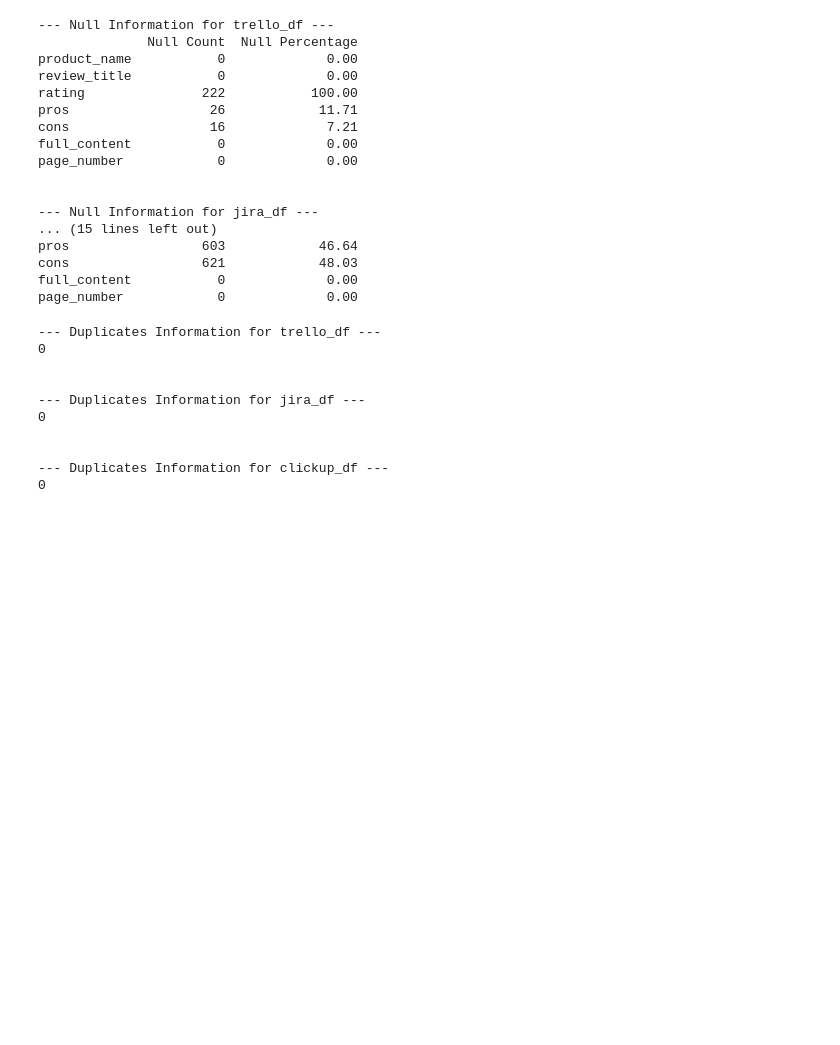
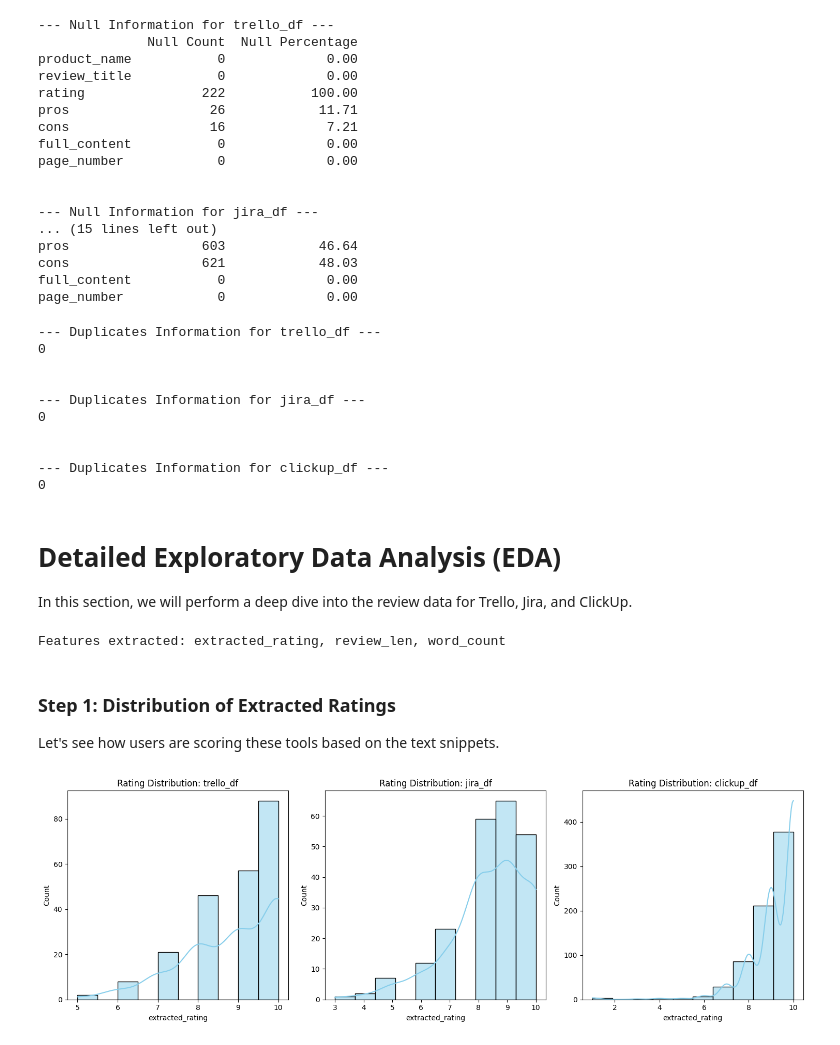
Before and after one commit to LatiefDataVisionary/pm-tools-absa-analysis, a Jupyter notebook: notebook/EDA_Clean_TrustRadius.ipynb, the cells around one changed output. Cells and saved outputs as stored; diff of their text form; code cells hidden in the pictures; blank space fills up the shorter version.

Commit message:
feat: Implement comprehensive EDA on Trello, Jira, and ClickUp reviews

```diff
--- a/notebook/EDA_Clean_TrustRadius.ipynb
+++ b/notebook/EDA_Clean_TrustRadius.ipynb
@@ -204,3 +204,42 @@ for df_name, df in dataframes.items():
 
 --- Duplicates Information for clickup_df ---
 0
+# %% [markdown]
+# Detailed Exploratory Data Analysis (EDA)
+In this section, we will perform a deep dive into the review data for Trello, Jira, and ClickUp.
+# %%
+import re
+import matplotlib.pyplot as plt
+import seaborn as sns
+from wordcloud import WordCloud
+from collections import Counter
+
+def extract_rating(text):
+    if not isinstance(text, str): return None
+    match = re.search(r'Rating: (\d+) out of 10', text)
+    return int(match.group(1)) if match else None
+
+for name, df in dataframes.items():
+    # 1. Extract Numeric Rating from text
+    df['extracted_rating'] = df['full_content'].apply(extract_rating)
+
+    # 2. Text Length Analysis
+    df['review_len'] = df['full_content'].str.len()
+    df['word_count'] = df['full_content'].str.split().str.len()
+
+print("Features extracted: extracted_rating, review_len, word_count")
+# %% [output]
+Features extracted: extracted_rating, review_len, word_count
+# %% [markdown]
+### Step 1: Distribution of Extracted Ratings
+Let's see how users are scoring these tools based on the text snippets.
+# %%
+plt.figure(figsize=(15, 5))
+for i, (name, df) in enumerate(dataframes.items()):
+    plt.subplot(1, 3, i+1)
+    sns.histplot(df['extracted_rating'].dropna(), bins=10, kde=True, color='skyblue')
+    plt.title(f'Rating Distribution: {name}')
+plt.tight_layout()
+plt.show()
+# %% [output]
+[figure, added]
```
Also changed, not shown: parts of 16 cells of this notebook.
